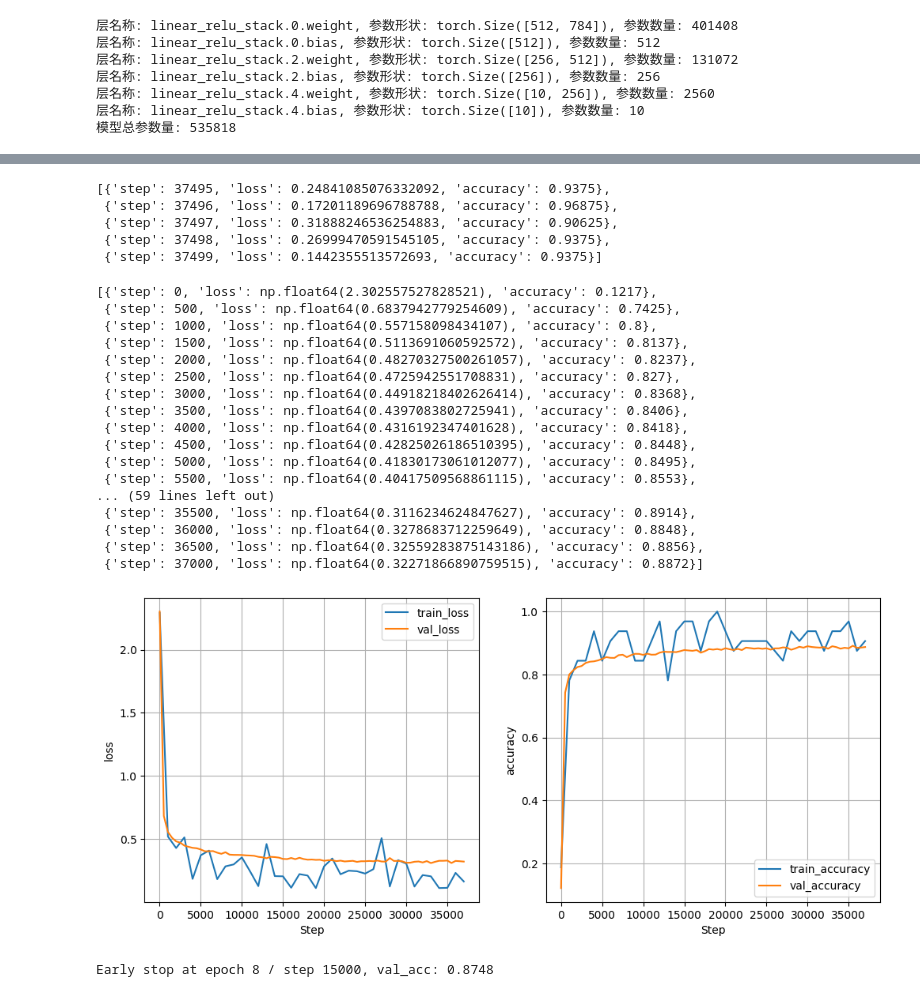
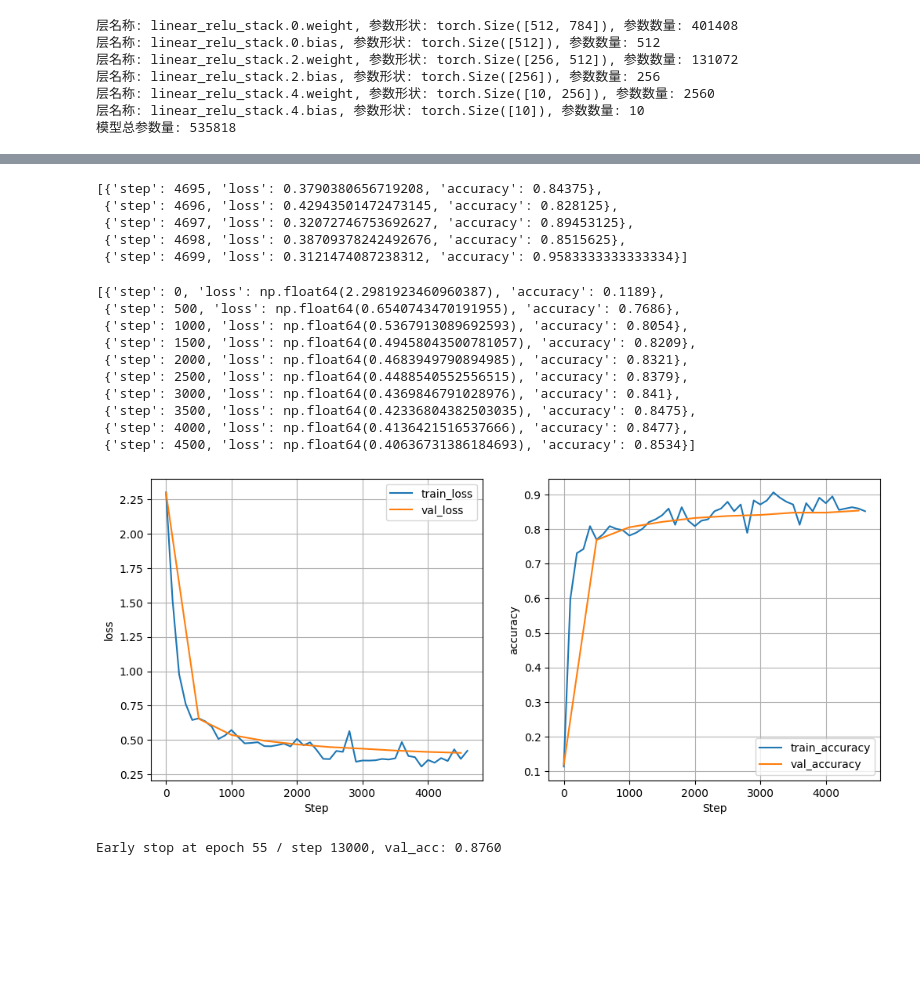
Before and after one commit to wjaren/AI, a Jupyter notebook: deep_learning/torch.ipynb, the cells around one changed output, grey strips where cells are left out. Drawn from its saved outputs; the diff is of its cells as text; code cells hidden in the pictures; blank space fills up the shorter version.

```diff
--- a/deep_learning/torch.ipynb
+++ b/deep_learning/torch.ipynb
@@ -77,13 +77,14 @@ def compute_dataset_mean_std(dataset, batch_size=1024, num_workers=0):
 
     return tuple(mean.tolist()), tuple(std.tolist())
 
+
 # 先用仅 ToTensor 的训练集计算统计值（避免数据泄露）
 raw_train_ds = datasets.FashionMNIST(
-    root='data',
+    root='../data',
     train=True,
     download=True,
     transform=transforms.ToTensor()
- )
+)
 
 fmnist_mean, fmnist_std = compute_dataset_mean_std(raw_train_ds)
 print('FashionMNIST mean:', fmnist_mean)
@@ -102,7 +103,7 @@ transform = transforms.Compose([
 # 每张图像是28x28像素的灰度图。
 # 加载训练数据集
 train_ds = datasets.FashionMNIST(
-    root='data',
+    root='../data',
     train=True,
     download=True,
     transform=transform
@@ -110,7 +111,7 @@ train_ds = datasets.FashionMNIST(
 
 # 加载验证数据集
 val_ds = datasets.FashionMNIST(
-    root='data',
+    root='../data',
     train=False,
     download=True,
     transform=transform
@@ -165,10 +166,10 @@ plt.show()
 # num_workers参数指定用于数据加载的子进程数量，默认为0表示在主进程中加载数据。
 # pin_memory参数指定是否将数据加载到固定内存中，这对于使用GPU训练模型时可以提高性能。
 train_loader = torch.utils.data.DataLoader(
-    train_ds, batch_size=32, shuffle=True, num_workers=0
+    train_ds, batch_size=256, shuffle=True, num_workers=0
 )
 val_loader = torch.utils.data.DataLoader(
-    val_ds, batch_size=32, shuffle=False, num_workers=0
+    val_ds, batch_size=256, shuffle=False, num_workers=0
 )
 # %%
 for data, label in train_loader:
@@ -353,43 +354,36 @@ record_dict = train(model, train_loader, val_loader, loss_fn, optimizer)
 # %%
 record_dict['train'][-5:]
 # %% [output]
-[{'step': 37495, 'loss': 0.24841085076332092, 'accuracy': 0.9375},
- {'step': 37496, 'loss': 0.17201189696788788, 'accuracy': 0.96875},
- {'step': 37497, 'loss': 0.31888246536254883, 'accuracy': 0.90625},
- {'step': 37498, 'loss': 0.26999470591545105, 'accuracy': 0.9375},
- {'step': 37499, 'loss': 0.1442355513572693, 'accuracy': 0.9375}]
+[{'step': 4695, 'loss': 0.3790380656719208, 'accuracy': 0.84375},
+ {'step': 4696, 'loss': 0.42943501472473145, 'accuracy': 0.828125},
+ {'step': 4697, 'loss': 0.32072746753692627, 'accuracy': 0.89453125},
+ {'step': 4698, 'loss': 0.38709378242492676, 'accuracy': 0.8515625},
+ {'step': 4699, 'loss': 0.3121474087238312, 'accuracy': 0.9583333333333334}]
 # %%
 record_dict['val']
 # %% [output]
-[{'step': 0, 'loss': np.float64(2.302557527828521), 'accuracy': 0.1217},
- {'step': 500, 'loss': np.float64(0.6837942779254609), 'accuracy': 0.7425},
- {'step': 1000, 'loss': np.float64(0.557158098434107), 'accuracy': 0.8},
- {'step': 1500, 'loss': np.float64(0.5113691060592572), 'accuracy': 0.8137},
- {'step': 2000, 'loss': np.float64(0.48270327500261057), 'accuracy': 0.8237},
- {'step': 2500, 'loss': np.float64(0.4725942551708831), 'accuracy': 0.827},
- {'step': 3000, 'loss': np.float64(0.44918218402626414), 'accuracy': 0.8368},
- {'step': 3500, 'loss': np.float64(0.4397083802725941), 'accuracy': 0.8406},
- {'step': 4000, 'loss': np.float64(0.4316192347401628), 'accuracy': 0.8418},
- {'step': 4500, 'loss': np.float64(0.42825026186510395), 'accuracy': 0.8448},
- {'step': 5000, 'loss': np.float64(0.41830173061012077), 'accuracy': 0.8495},
- {'step': 5500, 'loss': np.float64(0.40417509568861115), 'accuracy': 0.8553},
-... (59 lines left out)
- {'step': 35500, 'loss': np.float64(0.3116234624847627), 'accuracy': 0.8914},
- {'step': 36000, 'loss': np.float64(0.3278683712259649), 'accuracy': 0.8848},
- {'step': 36500, 'loss': np.float64(0.32559283875143186), 'accuracy': 0.8856},
- {'step': 37000, 'loss': np.float64(0.32271866890759515), 'accuracy': 0.8872}]
+[{'step': 0, 'loss': np.float64(2.2981923460960387), 'accuracy': 0.1189},
+ {'step': 500, 'loss': np.float64(0.6540743470191955), 'accuracy': 0.7686},
+ {'step': 1000, 'loss': np.float64(0.5367913089692593), 'accuracy': 0.8054},
+ {'step': 1500, 'loss': np.float64(0.49458043500781057), 'accuracy': 0.8209},
+ {'step': 2000, 'loss': np.float64(0.4683949790894985), 'accuracy': 0.8321},
+ {'step': 2500, 'loss': np.float64(0.4488540552556515), 'accuracy': 0.8379},
+ {'step': 3000, 'loss': np.float64(0.4369846791028976), 'accuracy': 0.841},
+ {'step': 3500, 'loss': np.float64(0.42336804382503035), 'accuracy': 0.8475},
+ {'step': 4000, 'loss': np.float64(0.4136421516537666), 'accuracy': 0.8477},
+ {'step': 4500, 'loss': np.float64(0.40636731386184693), 'accuracy': 0.8534}]
 # %%
 fig, axs = plt.subplots(1, 2, figsize=(12, 5))
 for idx, item in enumerate(['loss', 'accuracy']):
     ax = axs[idx]
-    ax.plot([x['step'] for x in record_dict['train']][::1000],
-            [x[item] for x in record_dict['train']][::1000], label='train_' + item)
+    ax.plot([x['step'] for x in record_dict['train'][::100]],
+            [x[item] for x in record_dict['train'][::100]], label='train_' + item)
     ax.plot([x['step'] for x in record_dict['val']],
             [x[item] for x in record_dict['val']], label='val_' + item)
     ax.set_xlabel('Step')
     ax.set_ylabel(item)
     ax.grid()
     ax.legend()
 # %% [output]
-[figure, old version]
+[figure, new version]
 # %%
@@ -529,9 +572,13 @@ def train(
 # 带有回调函数的训练
 model = NeuralNetwork().to(device)
 
+
+tensorboard_callback = TensorBoardCallback("runs")
+tensorboard_callback.draw_model(model, [1, 28, 28], )
 ckpt_callback = CheckpointsCallback(
     save_path='checkpoints', save_best_only=True)
 earlystop_callback = EarlyStopCallback()
+
 
 loss_fn = nn.CrossEntropyLoss()
 optimizer = torch.optim.SGD(model.parameters(), lr=1e-3, momentum=0.9)
@@ -540,11 +587,12 @@ record_dict = train(
     model, train_loader, val_loader, loss_fn, optimizer,
     epochs=100,
     eval_interval=1000,
+    tensorboard_callback=tensorboard_callback,
     checkpoints_callback=ckpt_callback,
     earlystop_callback=earlystop_callback
 )
 # %% [output]
-Early stop at epoch 8 / step 15000, val_acc: 0.8748
+Early stop at epoch 55 / step 13000, val_acc: 0.8760
 # %%
 # 加载模型
 model = NeuralNetwork().to(device)  # 创建一个新的神经网络模型实例，并将其移动到指定设备（CPU或GPU）
```
Also changed, not shown: parts of 6 cells of this notebook, 4 other files.
